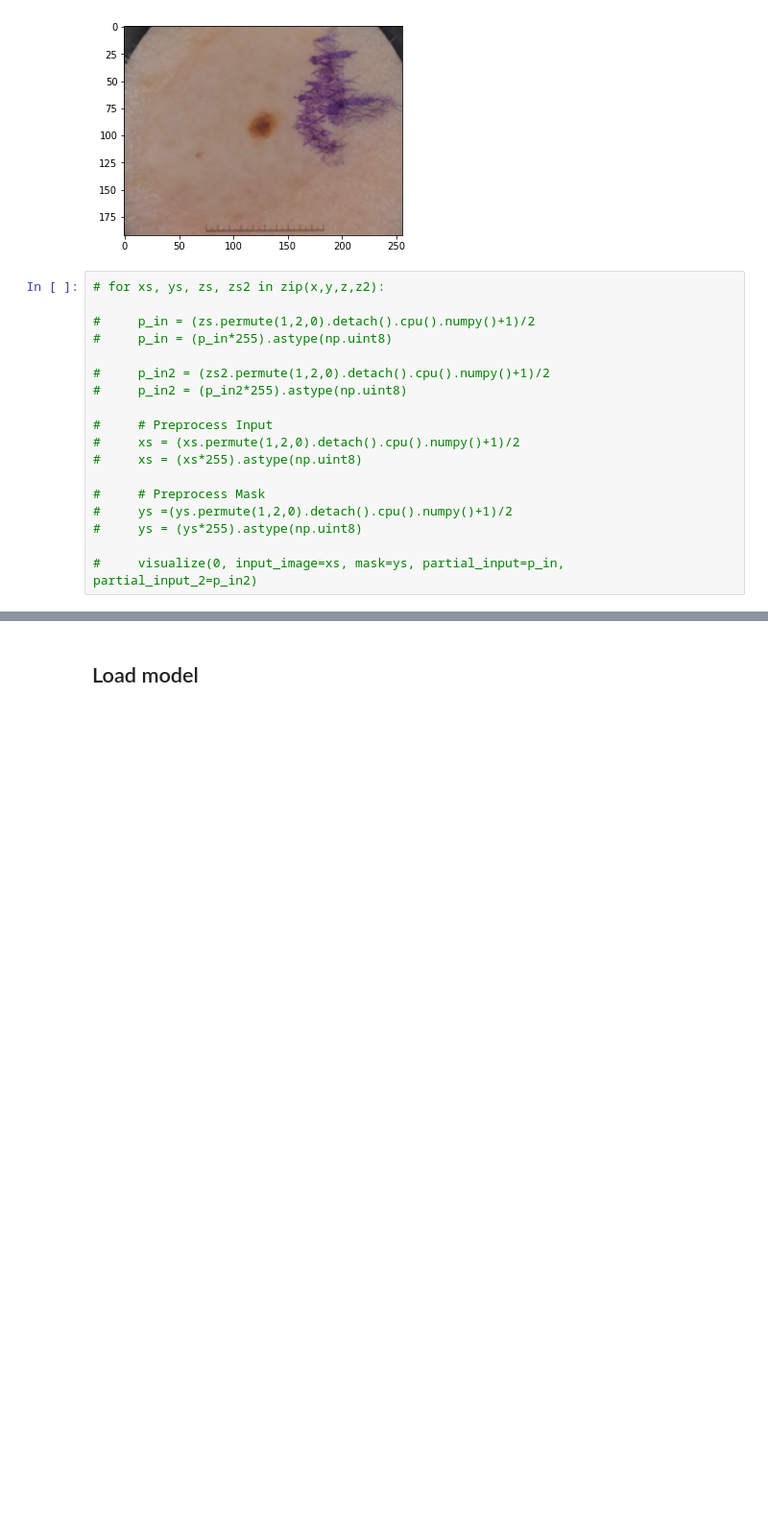
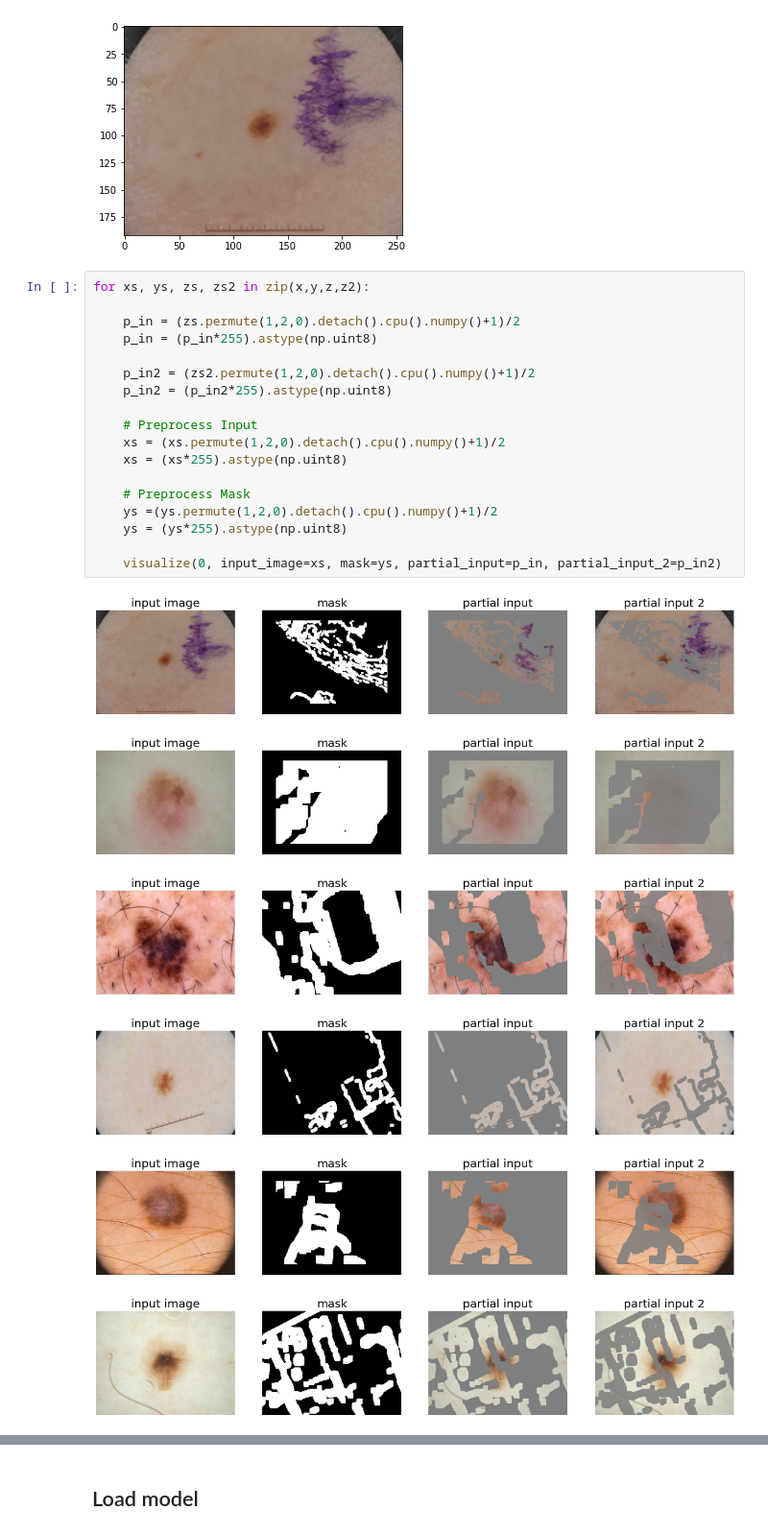
Before and after one commit to hasibzunair/masksup-segmentation, a Jupyter notebook: notebooks/pretrain.ipynb, the cells around one changed output, grey strips where cells are left out. Shown at 96% size. Cells and saved outputs as stored; diff of their text form; blank space fills up the shorter version.

```diff
--- a/notebooks/pretrain.ipynb
+++ b/notebooks/pretrain.ipynb
@@ -113,20 +113,27 @@ plt.imshow(a, cmap='gray')
 <matplotlib.image.AxesImage at 0x...>
 [figure]
 # %%
-# for xs, ys, zs, zs2 in zip(x,y,z,z2):
+for xs, ys, zs, zs2 in zip(x,y,z,z2):
 
-#     p_in = (zs.permute(1,2,0).detach().cpu().numpy()+1)/2
-#     p_in = (p_in*255).astype(np.uint8)
+    p_in = (zs.permute(1,2,0).detach().cpu().numpy()+1)/2
+    p_in = (p_in*255).astype(np.uint8)
 
-#     p_in2 = (zs2.permute(1,2,0).detach().cpu().numpy()+1)/2
-#     p_in2 = (p_in2*255).astype(np.uint8)
+    p_in2 = (zs2.permute(1,2,0).detach().cpu().numpy()+1)/2
+    p_in2 = (p_in2*255).astype(np.uint8)
 
-#     # Preprocess Input
-#     xs = (xs.permute(1,2,0).detach().cpu().numpy()+1)/2
-#     xs = (xs*255).astype(np.uint8)
+    # Preprocess Input
+    xs = (xs.permute(1,2,0).detach().cpu().numpy()+1)/2
+    xs = (xs*255).astype(np.uint8)
 
-#     # Preprocess Mask
-#     ys =(ys.permute(1,2,0).detach().cpu().numpy()+1)/2
-#     ys = (ys*255).astype(np.uint8)
+    # Preprocess Mask
+    ys =(ys.permute(1,2,0).detach().cpu().numpy()+1)/2
+    ys = (ys*255).astype(np.uint8)
 
-#     visualize(0, input_image=xs, mask=ys, partial_input=p_in, partial_input_2=p_in2)
+    visualize(0, input_image=xs, mask=ys, partial_input=p_in, partial_input_2=p_in2)
+# %% [output]
+[figure, added]
+[figure, added]
+[figure, added]
+[figure, added]
+[figure, added]
+[figure, added]
```
Also changed, not shown: parts of 6 cells of this notebook.
